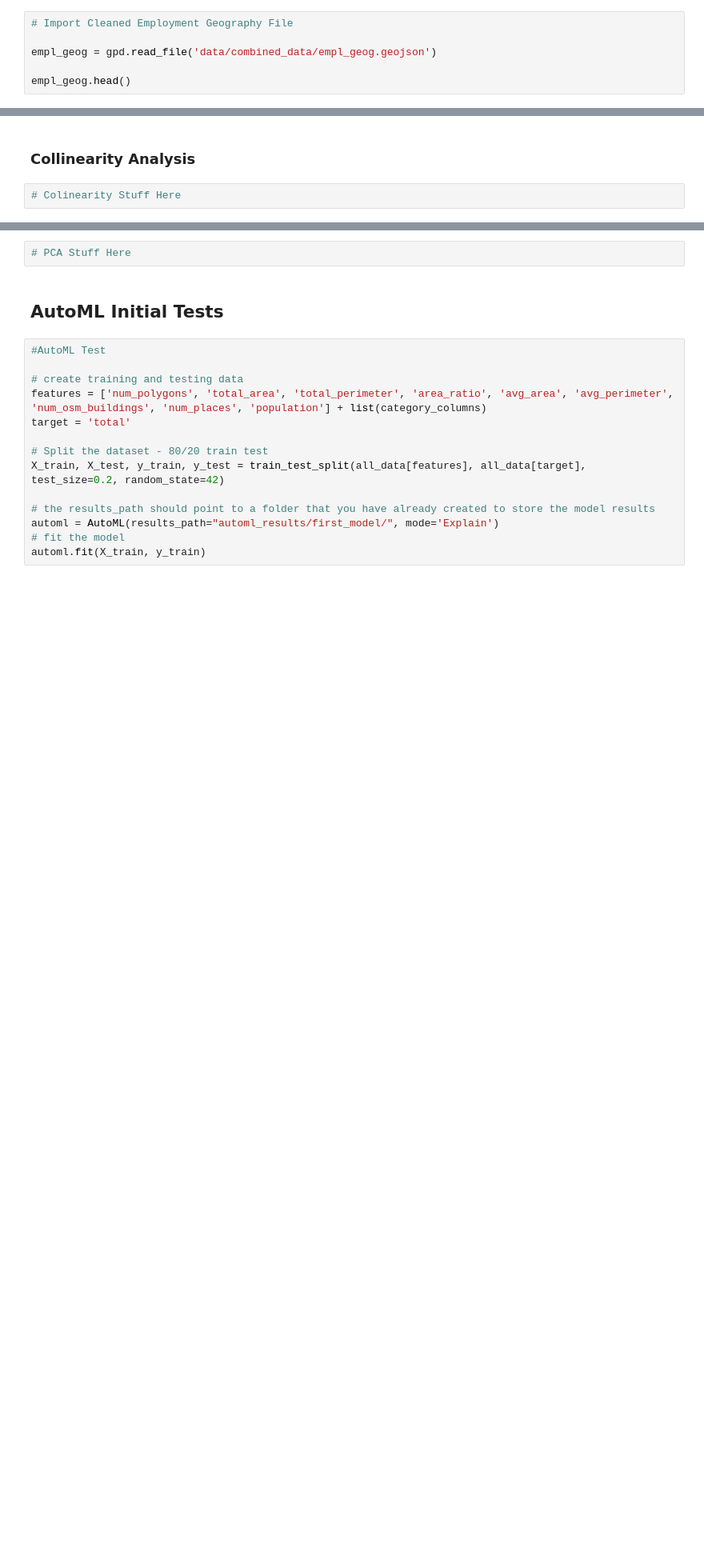
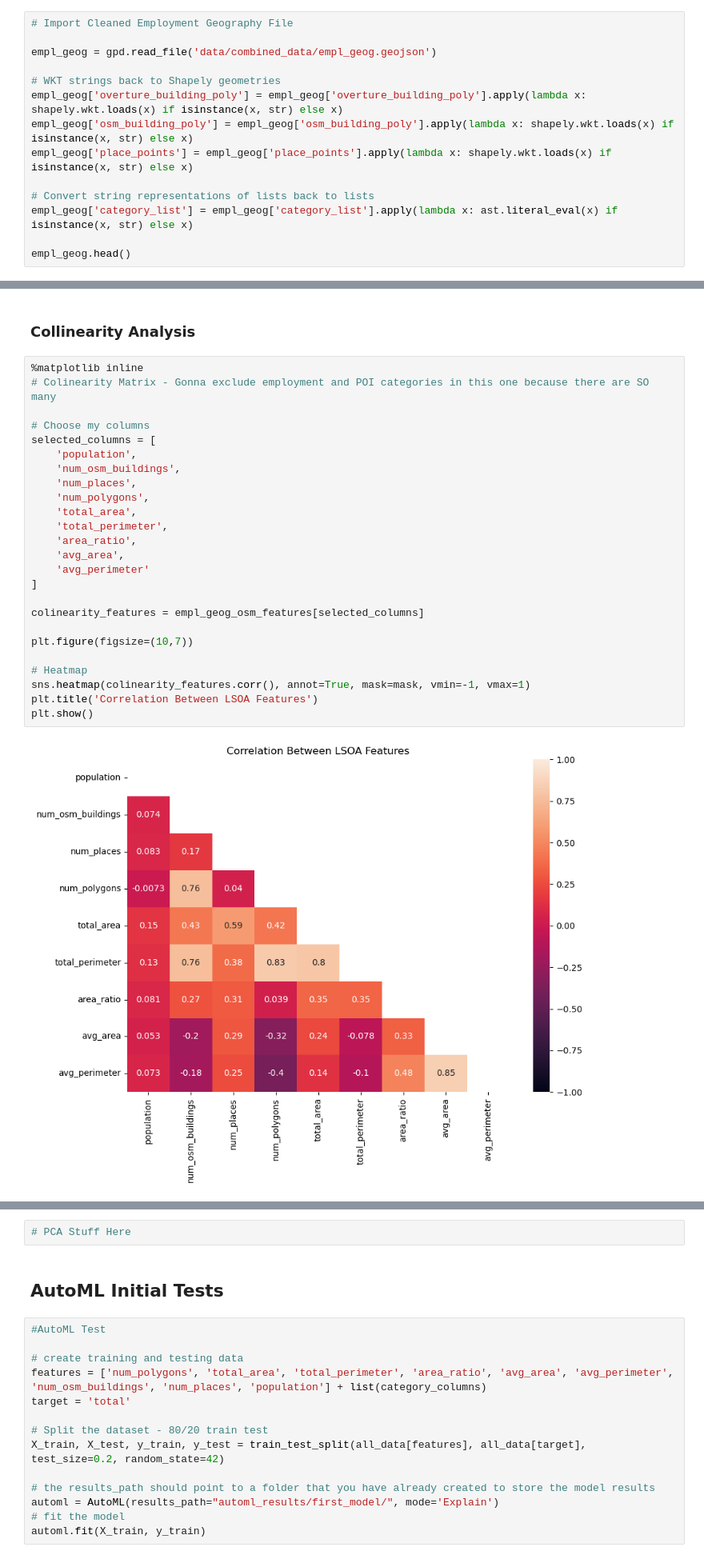
Before and after one commit to grolls23/MScDissertation, a Jupyter notebook: DataExploration.ipynb, the cells around one changed output, grey strips where cells are left out. Shown at 80% size. Cells and saved outputs as stored; diff of their text form; blank space fills up the shorter version.

Commit message:
Category separation + collinearity work

```diff
--- a/DataExploration.ipynb
+++ b/DataExploration.ipynb
@@ -25,6 +32,14 @@ from supervised.automl import AutoML
 
 empl_geog = gpd.read_file('data/combined_data/empl_geog.geojson')
 
+# WKT strings back to Shapely geometries
+empl_geog['overture_building_poly'] = empl_geog['overture_building_poly'].apply(lambda x: shapely.wkt.loads(x) if isinstance(x, str) else x)
+empl_geog['osm_building_poly'] = empl_geog['osm_building_poly'].apply(lambda x: shapely.wkt.loads(x) if isinstance(x, str) else x)
+empl_geog['place_points'] = empl_geog['place_points'].apply(lambda x: shapely.wkt.loads(x) if isinstance(x, str) else x)
+
+# Convert string representations of lists back to lists
+empl_geog['category_list'] = empl_geog['category_list'].apply(lambda x: ast.literal_eval(x) if isinstance(x, str) else x)
+
 empl_geog.head()
 # %% [output]
 |  | LSOA11CD | LSOA11NM_x | population | Area | 01 : Crop and animal production, ... | 02 : Forestry and logging | ... |
@@ -181,5 +195,30 @@ dtype: object
 # %% [markdown]
 ### Collinearity Analysis
 # %%
-# Colinearity Stuff Here
+%matplotlib inline
+# Colinearity Matrix - Gonna exclude employment and POI categories in this one because there are SO many
+
+# Choose my columns
+selected_columns = [
+    'population',
+    'num_osm_buildings',
+    'num_places',
+    'num_polygons',
+    'total_area',
+    'total_perimeter',
+    'area_ratio',
+    'avg_area',
+    'avg_perimeter'
+]
+
+colinearity_features = empl_geog_osm_features[selected_columns]
+
+plt.figure(figsize=(10,7))
+
+# Heatmap
+sns.heatmap(colinearity_features.corr(), annot=True, mask=mask, vmin=-1, vmax=1)
+plt.title('Correlation Between LSOA Features')
+plt.show()
+# %% [output]
+[figure, added]
 # %% [markdown]
```
Also changed, not shown: parts of 3 cells of this notebook, 1 other file.
